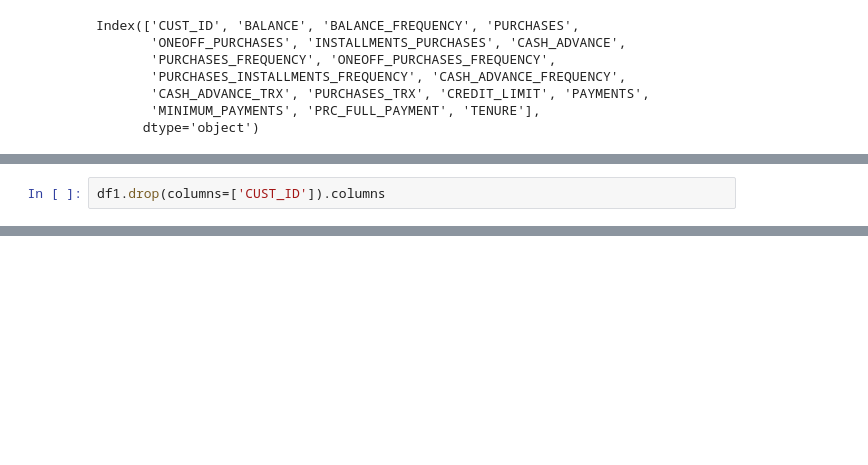
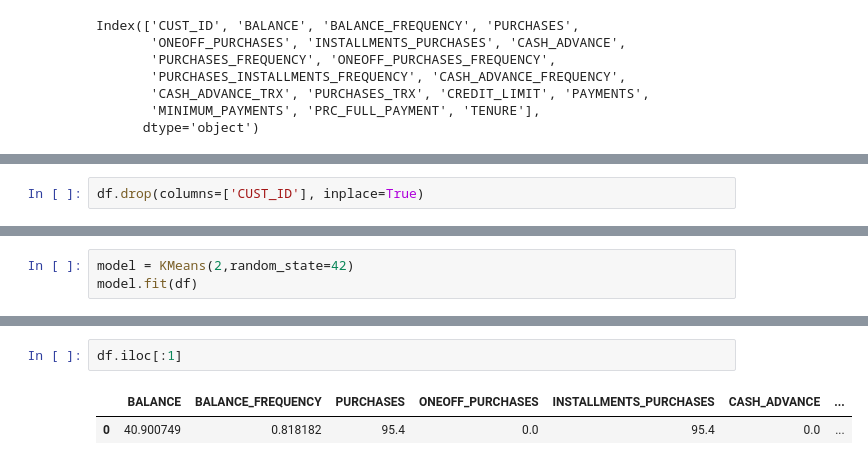
Before and after one commit to BalamuruganDE/DataScience, a Jupyter notebook: MachineLearning/Unsupervised_Learning/Clustering/modelling.ipynb, the cells around one changed output, grey strips where cells are left out. Drawn from its saved outputs; the diff is of its cells as text; blank space fills up the shorter version.

```diff
--- a/MachineLearning/Unsupervised_Learning/Clustering/modelling.ipynb
+++ b/MachineLearning/Unsupervised_Learning/Clustering/modelling.ipynb
@@ -50,4 +57,4 @@ df1.head(1)
 |  | CUST_ID | BALANCE | BALANCE_FREQUENCY | PURCHASES | ONEOFF_PURCHASES | INSTALLMENTS_PURCHASES | CASH_ADVANCE | ... |
 | 0 | C10001 | 40.900749 | 0.818182 | 95.4 | 0.0 | 95.4 | 0.0 | ... |
 # %%
-df1.drop(columns=['CUST_ID']).columns
+df.drop(columns=['CUST_ID'], inplace=True)
@@ -61,0 +91,3 @@ Index(['BALANCE', 'BALANCE_FREQUENCY', 'PURCHASES', 'ONEOFF_PURCHASES',
+# %%
+model = KMeans(2,random_state=42)
+model.fit(df)
@@ -61,0 +148,5 @@ Index(['BALANCE', 'BALANCE_FREQUENCY', 'PURCHASES', 'ONEOFF_PURCHASES',
+# %%
+df.iloc[:1]
+# %% [output]
+|  | BALANCE | BALANCE_FREQUENCY | PURCHASES | ONEOFF_PURCHASES | INSTALLMENTS_PURCHASES | CASH_ADVANCE | ... |
+| 0 | 40.900749 | 0.818182 | 95.4 | 0.0 | 95.4 | 0.0 | ... |
```
Also changed, not shown: parts of 15 cells of this notebook, 2 other files.
